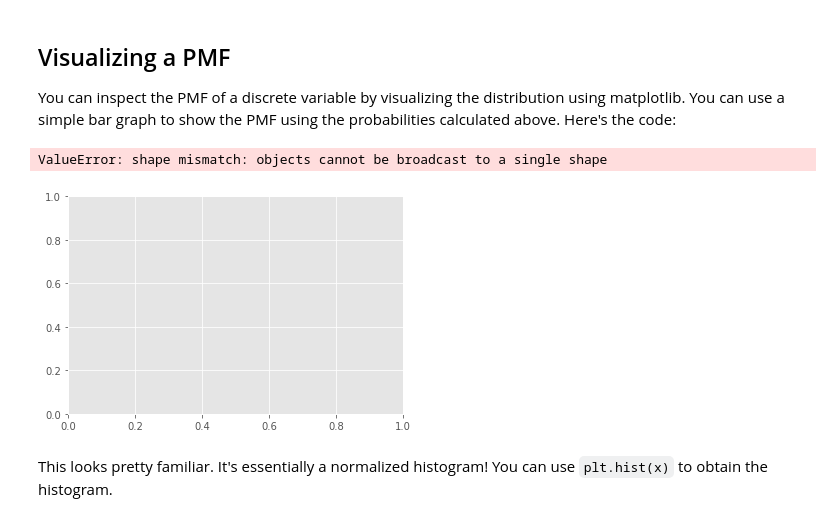
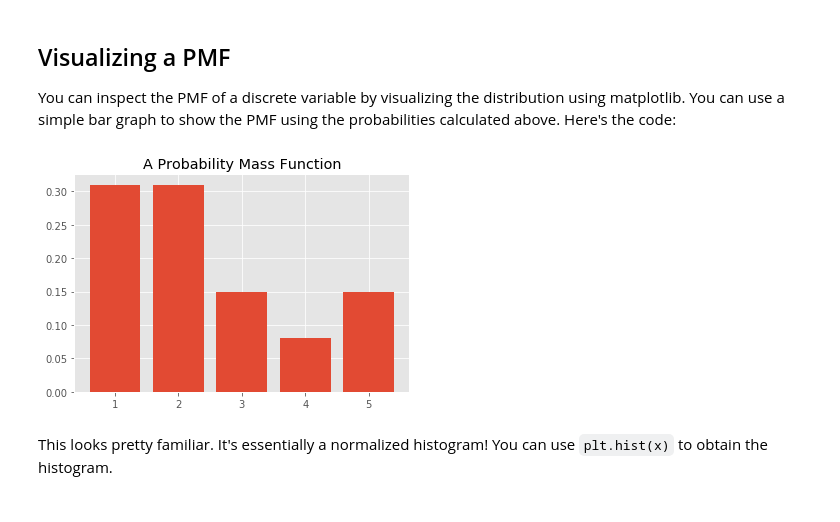
Before and after one commit to harrisonhardin/dsc-probability-mass-function-houston-ds-042219, a Jupyter notebook: index.ipynb, the cells around one changed output. Cells and saved outputs as stored; diff of their text form; code cells hidden in the pictures.

```diff
--- a/index.ipynb
+++ b/index.ipynb
@@ -86,13 +86,12 @@ You can inspect the PMF of a discrete variable by visualizing the distribution u
 # %%
 import matplotlib.pyplot as plt
 %matplotlib inline
 plt.style.use('ggplot')
 
-plt.bar(x, pmf);
+plt.bar(counter.keys(), pmf);
 plt.title("A Probability Mass Function");
 # %% [output]
-ValueError: shape mismatch: objects cannot be broadcast to a single shape
-[figure, old version]
+[figure, new version]
 # %% [markdown]
 This looks pretty familiar. It's essentially a normalized histogram! You can use `plt.hist(x)` to obtain the histogram.
 # %%
```
Also changed, not shown: parts of 1 cell of this notebook.
